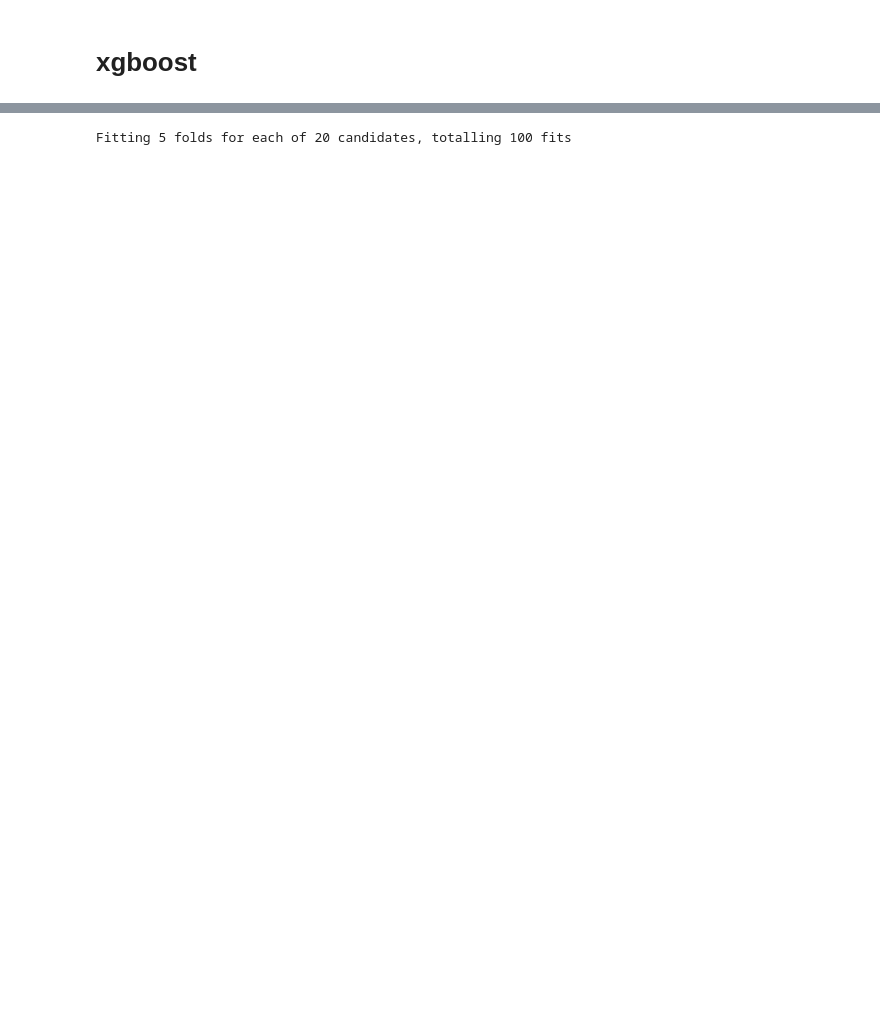
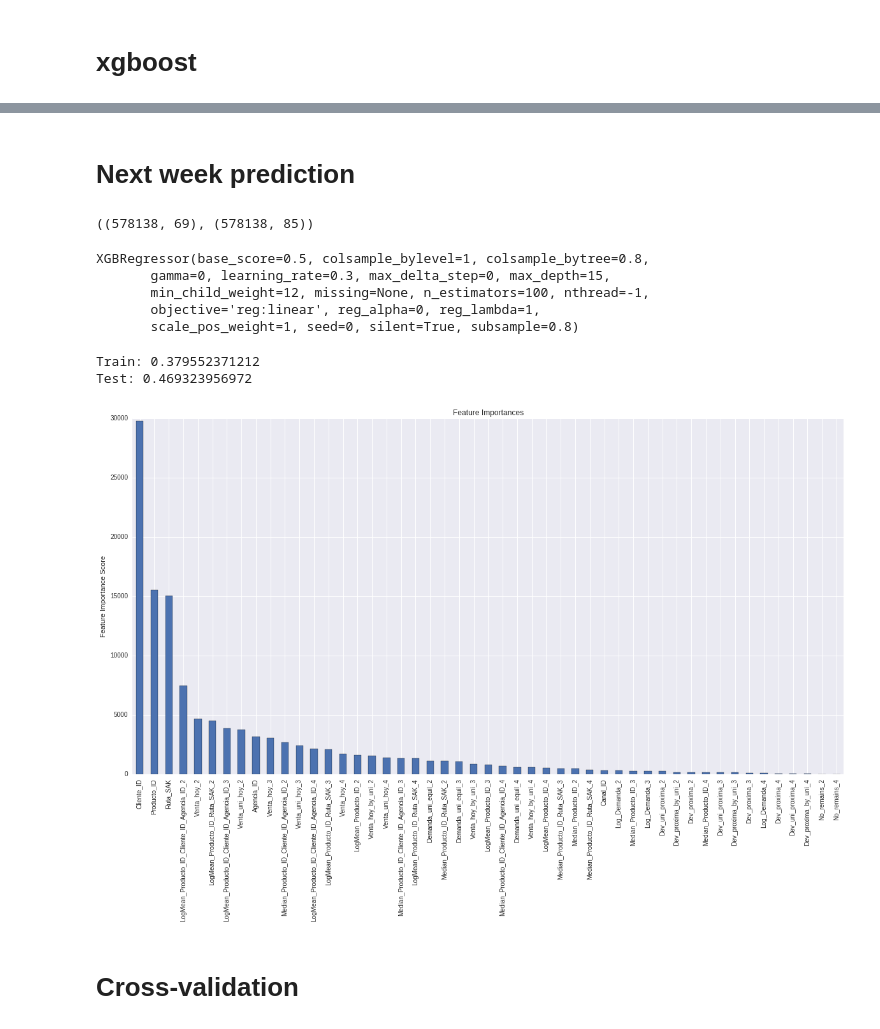
Before and after one commit to ValIlya/KB, a Jupyter notebook: models/xgboost.ipynb, the cells around one changed output, grey strips where cells are left out. Drawn from its saved outputs; the diff is of its cells as text; code cells hidden in the pictures; blank space fills up the shorter version.

Commit message:
xgboost 8 and 9 week prediction

```diff
--- a/models/xgboost.ipynb
+++ b/models/xgboost.ipynb
@@ -107,3 +108,21 @@ def plot_feature_importances(xgb_model):
     feat_imp = pd.Series(xgb_model.booster().get_fscore()).sort_values(ascending=False)
     feat_imp.plot(kind='bar', title='Feature Importances')
     plt.ylabel('Feature Importance Score')
+# %%
+# param = clf.best_params_
+param = {
+ 'learning_rate': 0.3,
+ 'gamma': 0,
+ 'max_depth': 15,
+ 'min_child_weight': 12,
+ 'n_estimators': 100,
+ 'subsample': 0.8,
+ 'colsample_bytree': 0.8
+}
+
+xgb_model = xgb.XGBRegressor()
+xgb_model.set_params(**param)
+#scores = cross_val_score(xgb_model, X_train, y_train, scoring = 'mean_squared_error',
+#                             cv = cv5fold, n_jobs=-1)
+
+xgb_model.fit(X_train, y_train)
@@ -109,0 +144,43 @@ def plot_feature_importances(xgb_model):
+# %% [markdown]
+# Next week prediction
+# %%
+X_train2 = X_train[[col for col in X_train.columns if '_1' != col[-2:]]]
+X_test2 = X_test[[col for col in X_test.columns if '_1' != col[-2:]]]
+# X_eval2 = X_eval[[col for col in X_eval.columns if '_1' != col[-2:]]]
+X_train2.shape, X_train.shape
+# %% [output]
+((578138, 69), (578138, 85))
+# %%
+param = {
+ 'learning_rate': 0.3,
+ 'gamma': 0,
+ 'max_depth': 15,
+ 'min_child_weight': 12,
+ 'n_estimators': 100,
+ 'subsample': 0.8,
+ 'colsample_bytree': 0.8
+}
+
+xgb_model2 = xgb.XGBRegressor()
+xgb_model2.set_params(**param)
+#scores = cross_val_score(xgb_model2, X_train, y_train, scoring = 'mean_squared_error',
+#                             cv = cv5fold, n_jobs=-1)
+
+xgb_model2.fit(X_train2, y_train)
+# %% [output]
+XGBRegressor(base_score=0.5, colsample_bylevel=1, colsample_bytree=0.8,
+       gamma=0, learning_rate=0.3, max_delta_step=0, max_depth=15,
+       min_child_weight=12, missing=None, n_estimators=100, nthread=-1,
+       objective='reg:linear', reg_alpha=0, reg_lambda=1,
+       scale_pos_weight=1, seed=0, silent=True, subsample=0.8)
+# %%
+plot_feature_importances(xgb_model2)
+
+print('Train:', np.sqrt(mean_squared_error(y_train, xgb_model2.predict(X_train2))))
+print('Test:', np.sqrt(mean_squared_error(y_test, xgb_model2.predict(X_test2))))
+# %% [output]
+Train: 0.379552371212
+Test: 0.469323956972
+[figure, added]
+# %% [markdown]
+# Cross-validation
@@ -119,14 +211,12 @@ xgb_model = xgb.XGBRegressor(n_estimators=78,
                              subsample=0.8,
                              colsample_bytree=0.8)
 
-clf = GridSearchCV(xgb_model, grid_param, cv=cv5fold,
+clf = GridSearchCV(xgb_model, grid_param, cv=5,
                    scoring='mean_squared_error',verbose=1, n_jobs=-1)
 clf.fit(X_train, y_train)
 
-print(clf.grid_scores_)
 print(clf.best_score_)
 print(clf.best_params_)
+clf.grid_scores_
-# %% [output]
-Fitting 5 folds for each of 20 candidates, totalling 100 fits
 # %%
 plot_feature_importances(clf.best_estimator_)
```
Also changed, not shown: parts of 14 cells of this notebook.
